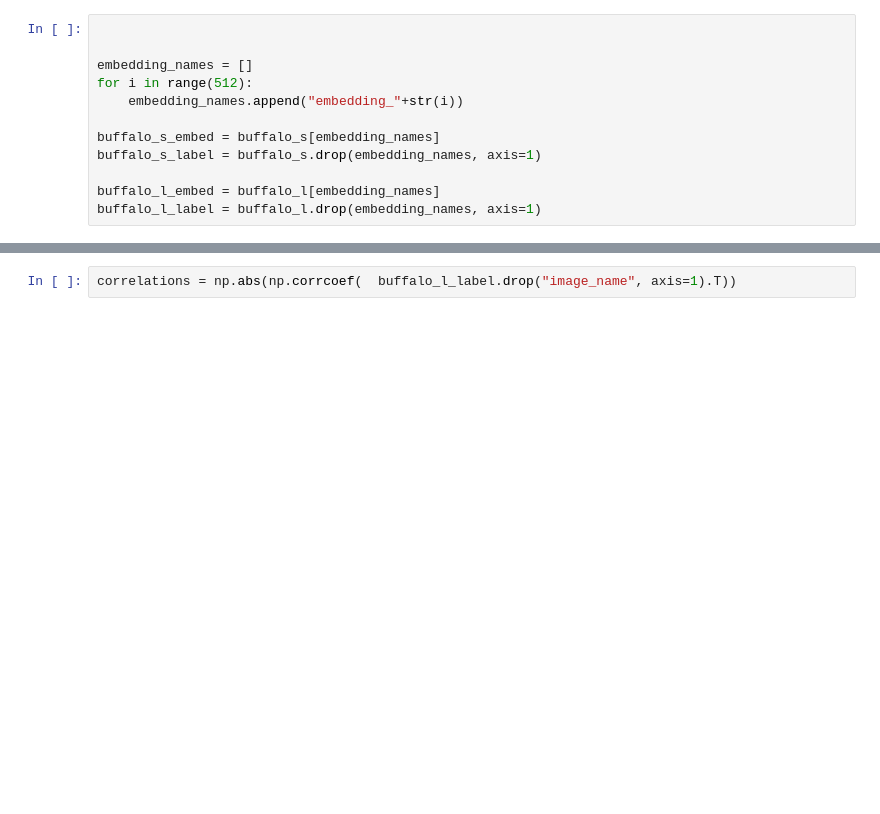
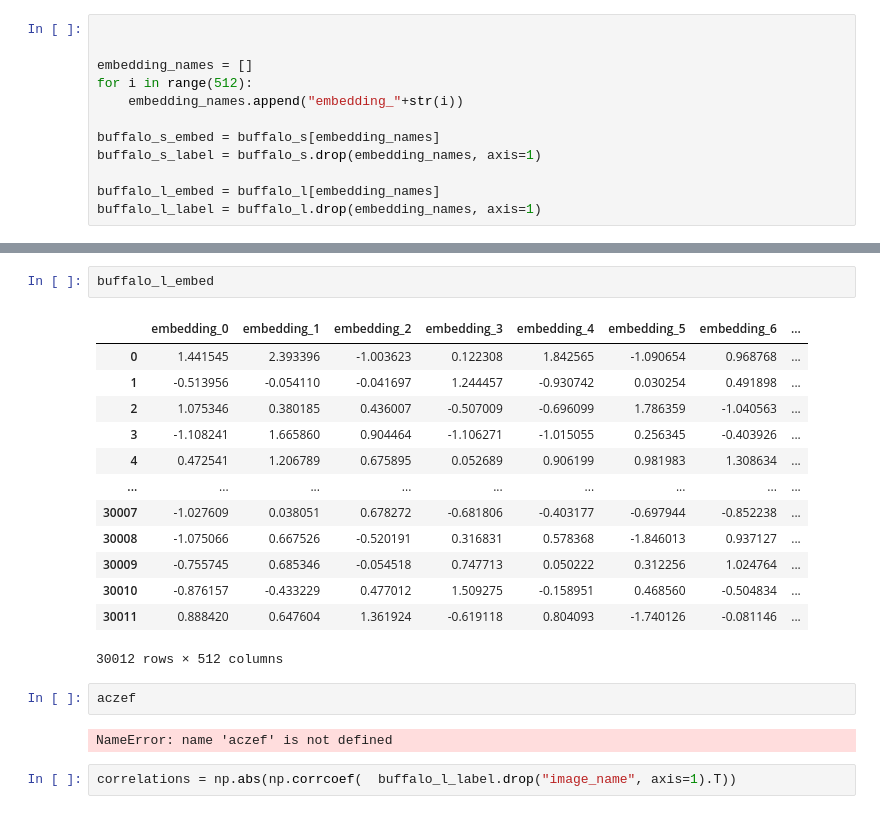
Before and after one commit to Pietro-Gavazzi/info-visualisation, a Jupyter notebook: data_explo.ipynb, the cells around one changed output, grey strips where cells are left out. Saved outputs shown, nothing was run; the diff lists cells and outputs as text; blank space fills up the shorter version.

```diff
--- a/data_explo.ipynb
+++ b/data_explo.ipynb
@@ -26,3 +38,23 @@ buffalo_l_label.shape
+# %%
+buffalo_l_embed
+# %% [output]
+|  | embedding_0 | embedding_1 | embedding_2 | embedding_3 | embedding_4 | embedding_5 | embedding_6 | ... |
+| 0 | 1.441545 | 2.393396 | -1.003623 | 0.122308 | 1.842565 | -1.090654 | 0.968768 | ... |
+| 1 | -0.513956 | -0.054110 | -0.041697 | 1.244457 | -0.930742 | 0.030254 | 0.491898 | ... |
+| 2 | 1.075346 | 0.380185 | 0.436007 | -0.507009 | -0.696099 | 1.786359 | -1.040563 | ... |
+| 3 | -1.108241 | 1.665860 | 0.904464 | -1.106271 | -1.015055 | 0.256345 | -0.403926 | ... |
+| 4 | 0.472541 | 1.206789 | 0.675895 | 0.052689 | 0.906199 | 0.981983 | 1.308634 | ... |
+| ... | ... | ... | ... | ... | ... | ... | ... | ... |
+| 30007 | -1.027609 | 0.038051 | 0.678272 | -0.681806 | -0.403177 | -0.697944 | -0.852238 | ... |
+| 30008 | -1.075066 | 0.667526 | -0.520191 | 0.316831 | 0.578368 | -1.846013 | 0.937127 | ... |
+| 30009 | -0.755745 | 0.685346 | -0.054518 | 0.747713 | 0.050222 | 0.312256 | 1.024764 | ... |
+| 30010 | -0.876157 | -0.433229 | 0.477012 | 1.509275 | -0.158951 | 0.468560 | -0.504834 | ... |
+| 30011 | 0.888420 | 0.647604 | 1.361924 | -0.619118 | 0.804093 | -1.740126 | -0.081146 | ... |
+30012 rows × 512 columns
+# %%
+aczef
+# %% [output]
+NameError: name 'aczef' is not defined
 # %%
 correlations = np.abs(np.corrcoef(  buffalo_l_label.drop("image_name", axis=1).T))
 # %%
```
Also changed, not shown: parts of 1 cell of this notebook.
